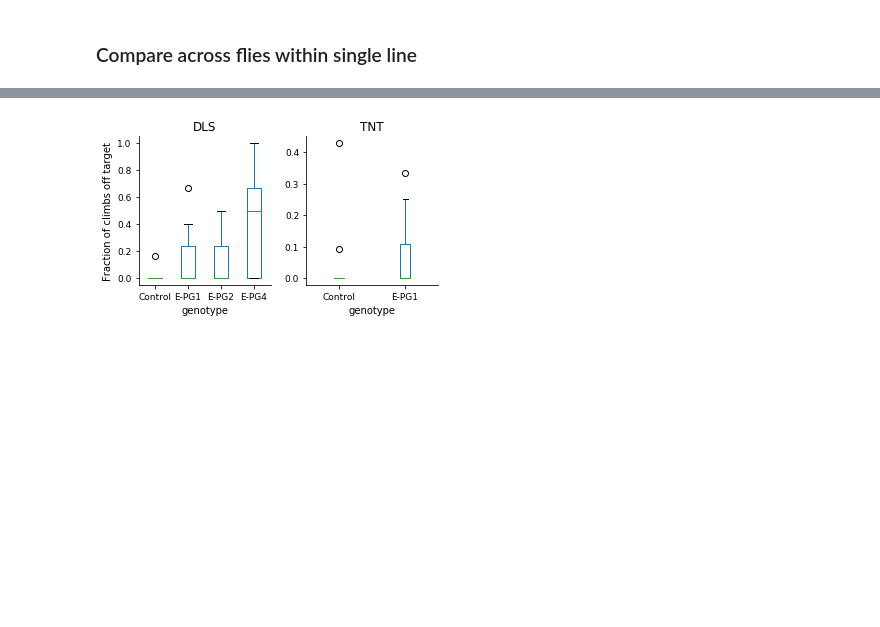
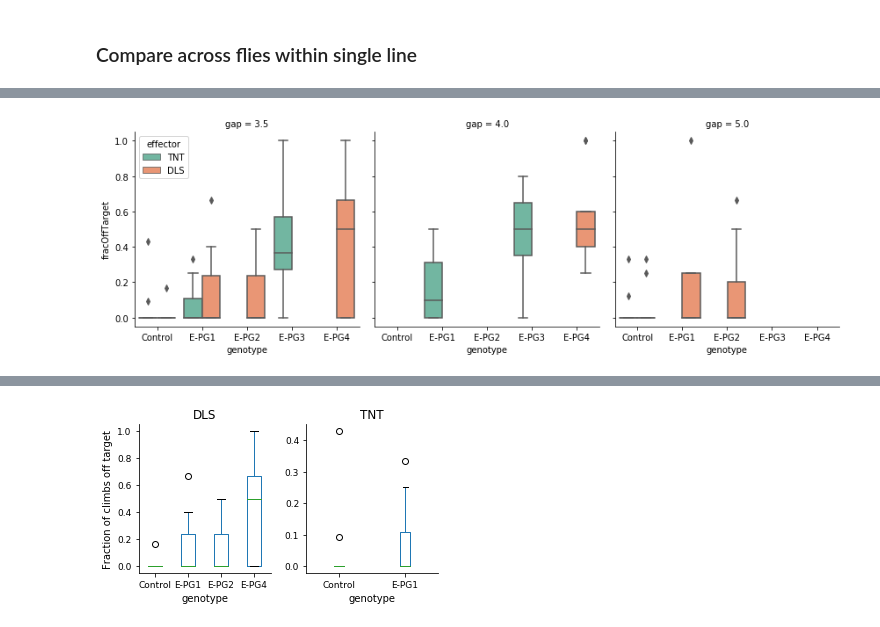
Before and after one commit to hjmh/gapCrossingAnalysis, a Jupyter notebook: gapCrossing_detailedAnalysisOfGenotypes.ipynb, the cells around one changed output, grey strips where cells are left out. Drawn from its saved outputs; the diff is of its cells as text; code cells hidden in the pictures; blank space fills up the shorter version.

```diff
--- a/gapCrossing_detailedAnalysisOfGenotypes.ipynb
+++ b/gapCrossing_detailedAnalysisOfGenotypes.ipynb
@@ -539,0 +538,13 @@ medianprops = dict(linestyle='-', linewidth=1, color='k')
+# %%
+ax = sns.factorplot(kind='box',          # Boxplot
+               y='fracOffTarget',   # Y-axis - values for boxplot
+               x='genotype',        # X-axis - first factor
+               hue='effector',      # Second factor denoted by color
+               data=perFlyDatadf,   # Dataframe
+               size=4,              # Figure size (x100px)
+               aspect=1,          # Width = size * aspect
+               legend_out=False,
+               palette='Set2',
+               col='gap')
+# %% [output]
+[figure, added]
```
Also changed, not shown: parts of 6 cells of this notebook.
